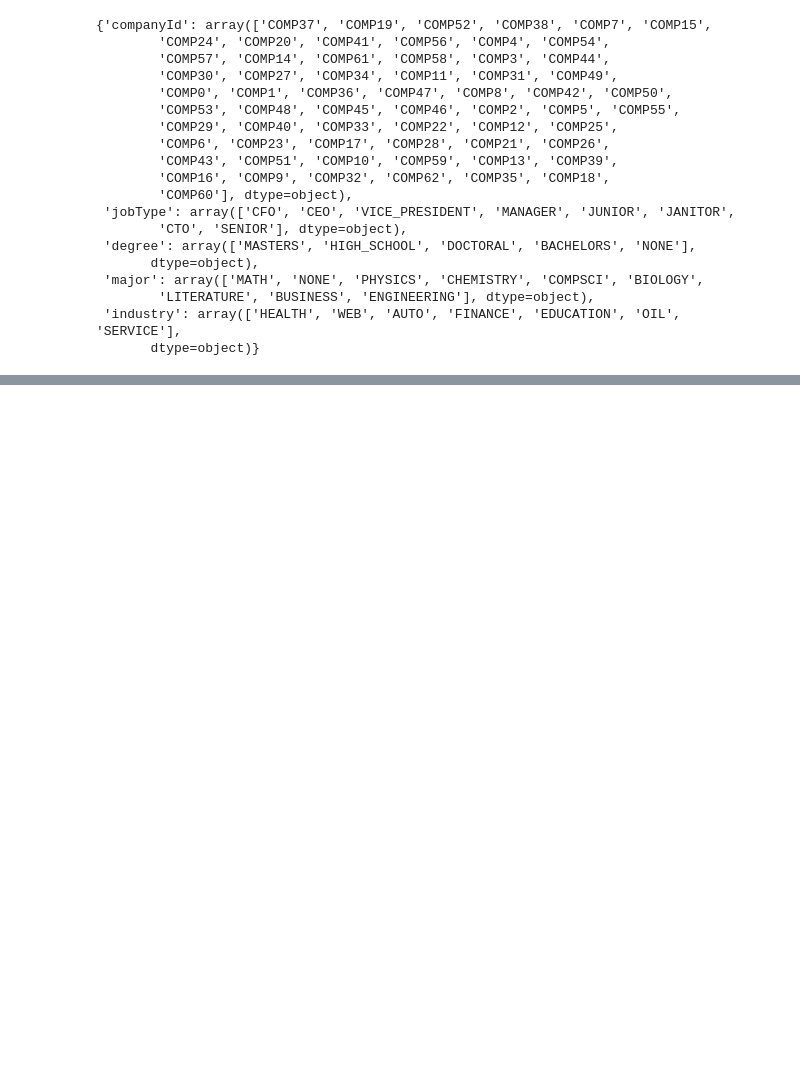
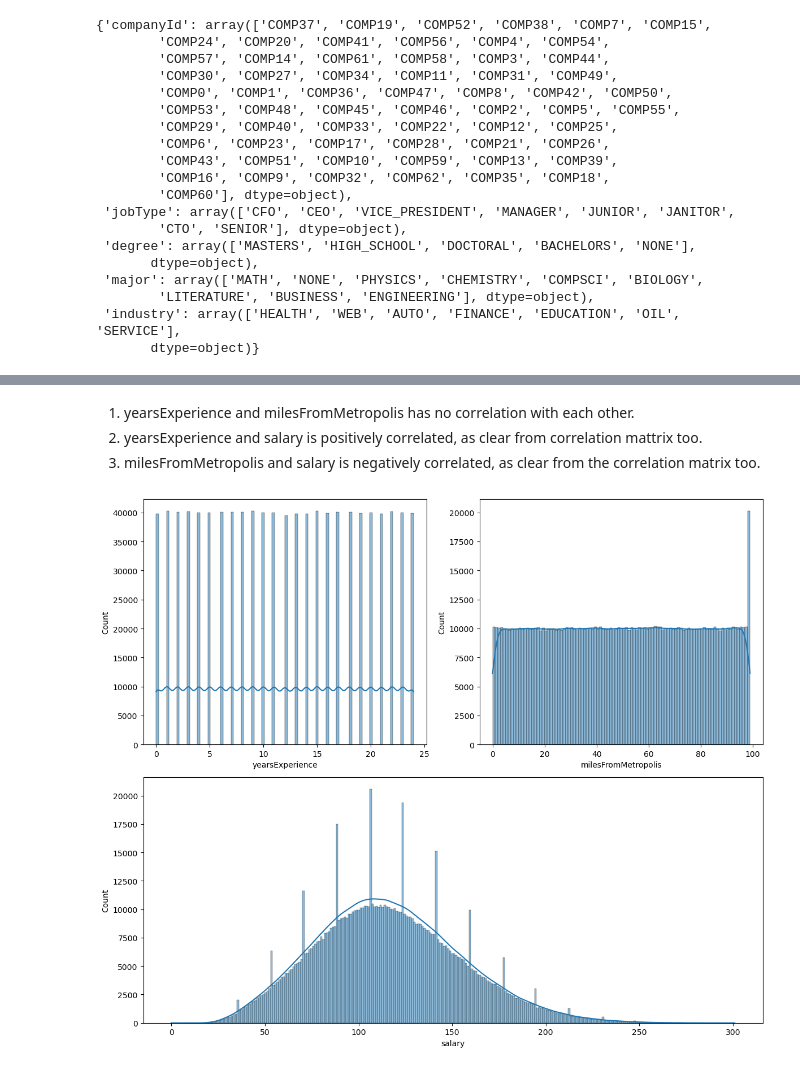
Before and after one commit to shubhankar567/Employee_Attrition_System, a Jupyter notebook: notebooks/EDA.ipynb, the cells around one changed output, grey strips where cells are left out. Drawn from its saved outputs; the diff is of its cells as text; code cells hidden in the pictures; blank space fills up the shorter version.

```diff
--- a/notebooks/EDA.ipynb
+++ b/notebooks/EDA.ipynb
@@ -67,0 +206,25 @@ unique_values
+# %% [markdown]
+1. yearsExperience and milesFromMetropolis has no correlation with each other.
+2. yearsExperience and salary is positively correlated, as clear from correlation mattrix too.
+3. milesFromMetropolis and salary is negatively correlated, as clear from the correlation matrix too.
+# %%
+fig = plt.figure(figsize = (12,10))
+gs = fig.add_gridspec(2, 2)
+
+# Create subplots
+ax1 = fig.add_subplot(gs[0, 0])
+ax2 = fig.add_subplot(gs[0, 1])
+ax3 = fig.add_subplot(gs[1, :])
+
+for i, x in enumerate(num_list):
+    if i == 0:
+        sns.histplot(data = combined_data, x=x, ax=ax1, kde=True)
+    elif i == 1:
+        sns.histplot(data = combined_data, x=x, ax=ax2, kde=True)
+    elif i == 2:
+        sns.histplot(data = combined_data, x=x, ax=ax3, kde=True)
+
+plt.tight_layout()
+plt.show()
+# %% [output]
+[figure, added]
```
Also changed, not shown: parts of 27 cells of this notebook, 1 other file.
